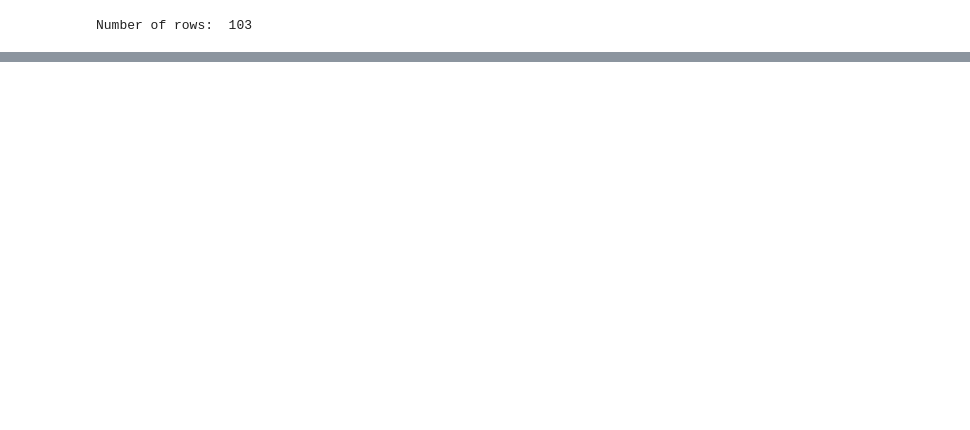
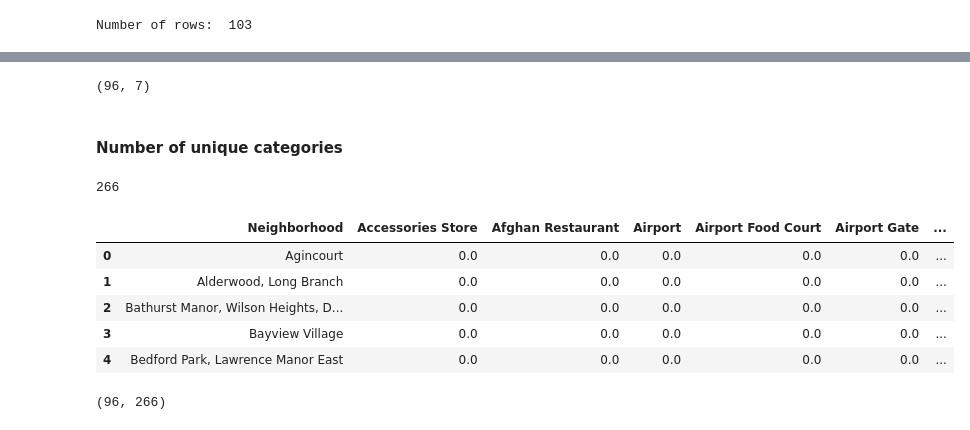
Before and after one commit to shahabsh92/Coursera_Capstone, a Jupyter notebook: Capstone_Week3.ipynb, the cells around one changed output, grey strips where cells are left out. Drawn from its saved outputs; the diff is of its cells as text; code cells hidden in the pictures; blank space fills up the shorter version.

```diff
--- a/Capstone_Week3.ipynb
+++ b/Capstone_Week3.ipynb
@@ -62,0 +131,20 @@ Number of rows:  103
+# %%
+latitude = df_toronto['Latitude'].mean()
+longitude = df_toronto['Longitude'].mean()
+map_toronto = folium.Map(location=[latitude, longitude], zoom_start=10)
+
+# add markers to map
+for lat, lng, borough, neighborhood in zip(df_toronto['Latitude'], df_toronto['Longitude'], df_toronto['Borough'], df_toronto['Neighborhood']):
+    label = '{}, {}'.format(neighborhood, borough)
+    label = folium.Popup(label, parse_html=True)
+    folium.CircleMarker(
+        [lat, lng],
+        radius=5,
+        popup=label,
+        color='blue',
+        fill=True,
+        fill_color='#3186cc',
+        fill_opacity=0.7,
+        parse_html=False).add_to(map_toronto)
+
+map_toronto
@@ -62,0 +153,5 @@ Number of rows:  103
+# %%
+CLIENT_ID = 'WCT3C5UKZ3QTJZR0XFYGDBU5OJBS5WPNNJHYT3VB4D15WGSH'
+CLIENT_SECRET = 'OQCYRMY1TST0AJVY4X5CBXBR0BWYOEQCAHJJ0GQ2PWAQXAHN'
+VERSION = '20180605' # Foursquare API version
+LIMIT = 300
@@ -62,0 +198,5 @@ Number of rows:  103
+# %%
+toronto_venues = getNearbyVenues(names=df_toronto['Neighborhood'],
+                                   latitudes=df_toronto['Latitude'],
+                                   longitudes=df_toronto['Longitude']
+                                  )
@@ -62,0 +231,28 @@ Number of rows:  103
+# %%
+toronto_venues_count_grouped.shape
+# %% [output]
+(96, 7)
+# %% [markdown]
+#### Number of unique categories
+# %%
+len(toronto_venues['Venue Category'].unique())
+# %% [output]
+266
+# %%
+toronto_onehot = pd.get_dummies(toronto_venues[['Venue Category']], prefix="", prefix_sep="")
+
+toronto_onehot['Neighborhood'] = toronto_venues['Neighborhood']
+# %%
+toronto_neighborhoods_venues_grouped = toronto_onehot.groupby('Neighborhood').mean().reset_index()
+toronto_neighborhoods_venues_grouped.head()
+# %% [output]
+|  | Neighborhood | Accessories Store | Afghan Restaurant | Airport | Airport Food Court | Airport Gate | ... |
+| 0 | Agincourt | 0.0 | 0.0 | 0.0 | 0.0 | 0.0 | ... |
+| 1 | Alderwood, Long Branch | 0.0 | 0.0 | 0.0 | 0.0 | 0.0 | ... |
+| 2 | Bathurst Manor, Wilson Heights, D... | 0.0 | 0.0 | 0.0 | 0.0 | 0.0 | ... |
+| 3 | Bayview Village | 0.0 | 0.0 | 0.0 | 0.0 | 0.0 | ... |
+| 4 | Bedford Park, Lawrence Manor East | 0.0 | 0.0 | 0.0 | 0.0 | 0.0 | ... |
+# %%
+toronto_neighborhoods_venues_grouped.shape
+# %% [output]
+(96, 266)
```
Also changed, not shown: parts of 43 cells of this notebook.
